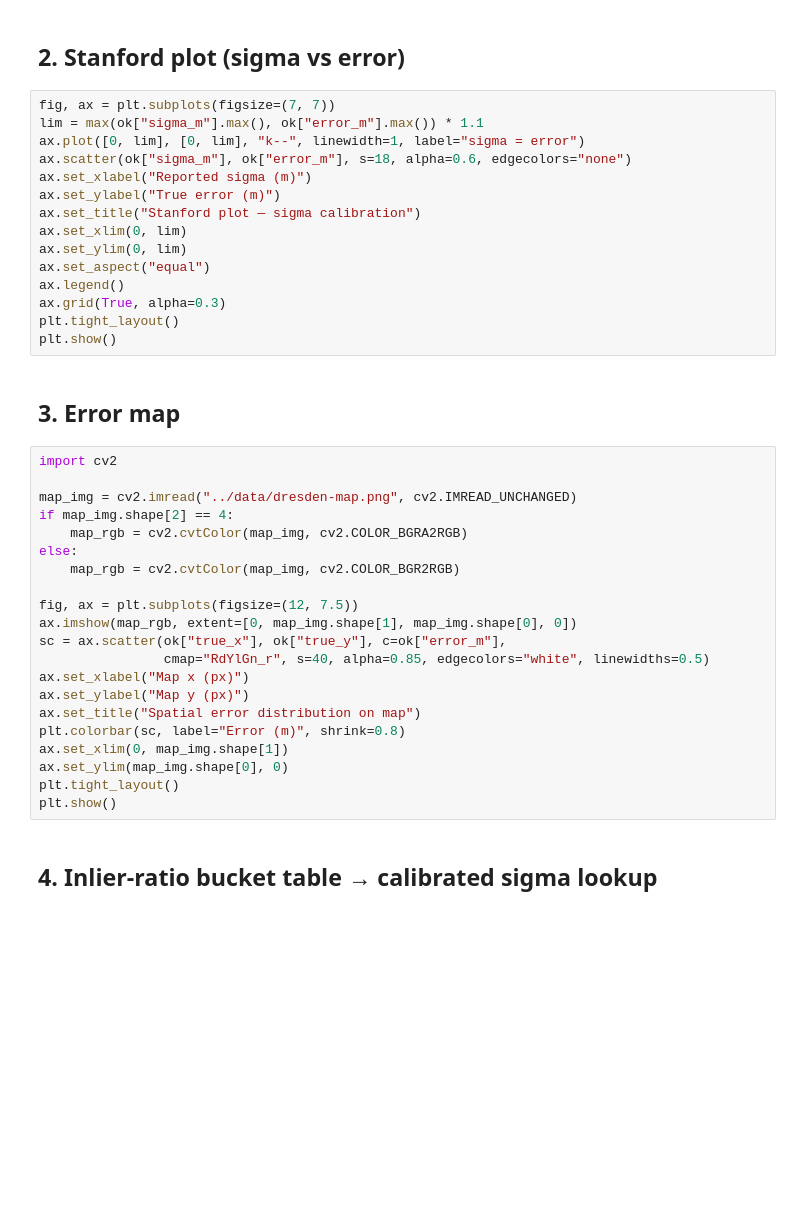
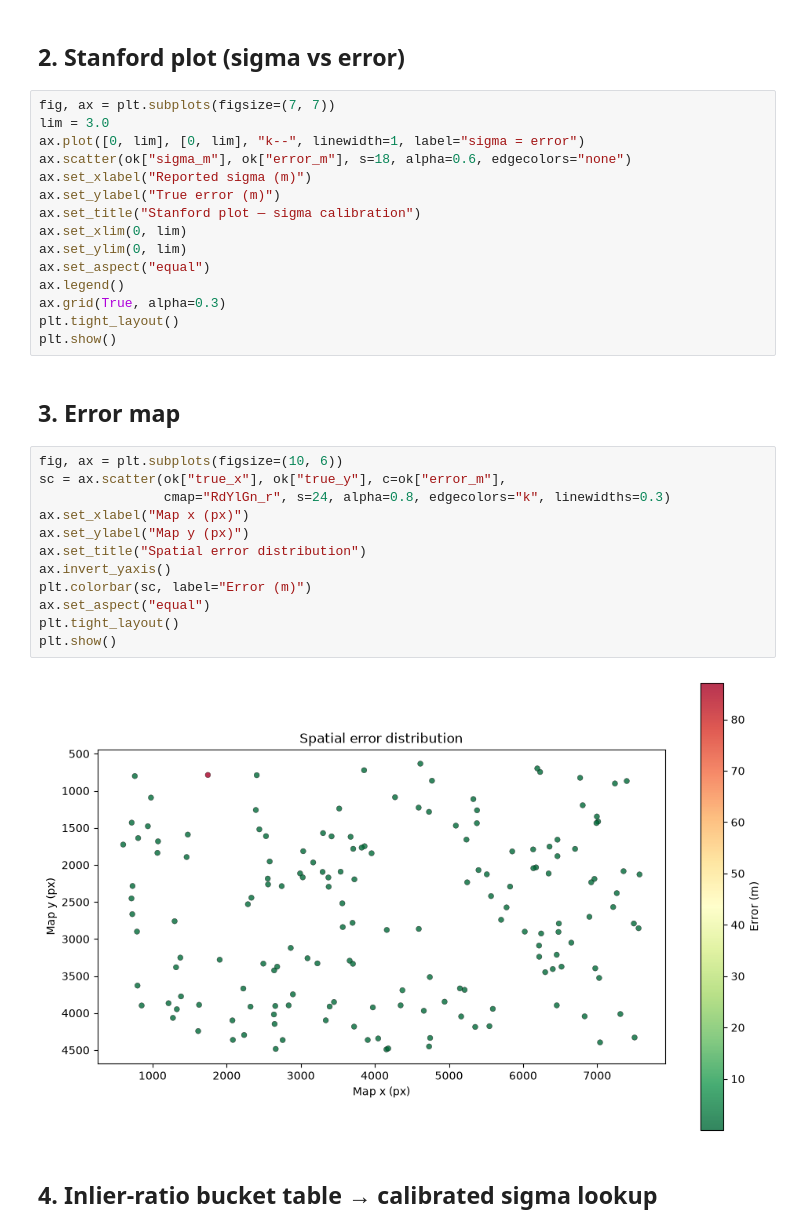
Before and after one commit to makchem/navigation, a Jupyter notebook: notebooks/02_sigma_calibration.ipynb, the cells around one changed output. Saved outputs shown, nothing was run; the diff lists cells and outputs as text; blank space fills up the shorter version.

```diff
--- a/notebooks/02_sigma_calibration.ipynb
+++ b/notebooks/02_sigma_calibration.ipynb
@@ -33,7 +46,7 @@ plt.show()
 ## 2. Stanford plot (sigma vs error)
 # %%
 fig, ax = plt.subplots(figsize=(7, 7))
-lim = max(ok["sigma_m"].max(), ok["error_m"].max()) * 1.1
+lim = 3.0
 ax.plot([0, lim], [0, lim], "k--", linewidth=1, label="sigma = error")
 ax.scatter(ok["sigma_m"], ok["error_m"], s=18, alpha=0.6, edgecolors="none")
 ax.set_xlabel("Reported sigma (m)")
@@ -49,26 +62,19 @@ plt.show()
 # %% [markdown]
 ## 3. Error map
 # %%
-import cv2
-
-map_img = cv2.imread("../data/dresden-map.png", cv2.IMREAD_UNCHANGED)
-if map_img.shape[2] == 4:
-    map_rgb = cv2.cvtColor(map_img, cv2.COLOR_BGRA2RGB)
-else:
-    map_rgb = cv2.cvtColor(map_img, cv2.COLOR_BGR2RGB)
-
-fig, ax = plt.subplots(figsize=(12, 7.5))
-ax.imshow(map_rgb, extent=[0, map_img.shape[1], map_img.shape[0], 0])
+fig, ax = plt.subplots(figsize=(10, 6))
 sc = ax.scatter(ok["true_x"], ok["true_y"], c=ok["error_m"],
-                cmap="RdYlGn_r", s=40, alpha=0.85, edgecolors="white", linewidths=0.5)
+                cmap="RdYlGn_r", s=24, alpha=0.8, edgecolors="k", linewidths=0.3)
 ax.set_xlabel("Map x (px)")
 ax.set_ylabel("Map y (px)")
-ax.set_title("Spatial error distribution on map")
-plt.colorbar(sc, label="Error (m)", shrink=0.8)
-ax.set_xlim(0, map_img.shape[1])
-ax.set_ylim(map_img.shape[0], 0)
+ax.set_title("Spatial error distribution")
+ax.invert_yaxis()
+plt.colorbar(sc, label="Error (m)")
+ax.set_aspect("equal")
 plt.tight_layout()
 plt.show()
+# %% [output]
+[figure, added]
 # %% [markdown]
 ## 4. Inlier-ratio bucket table → calibrated sigma lookup
 # %%
```
Also changed, not shown: parts of 3 cells of this notebook, 3 other files.
